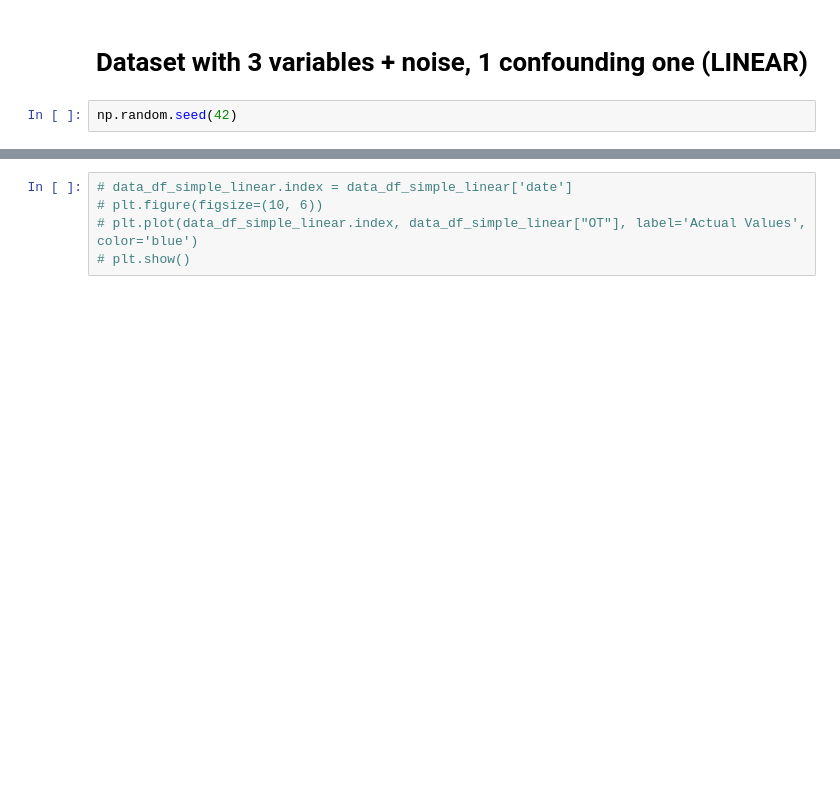
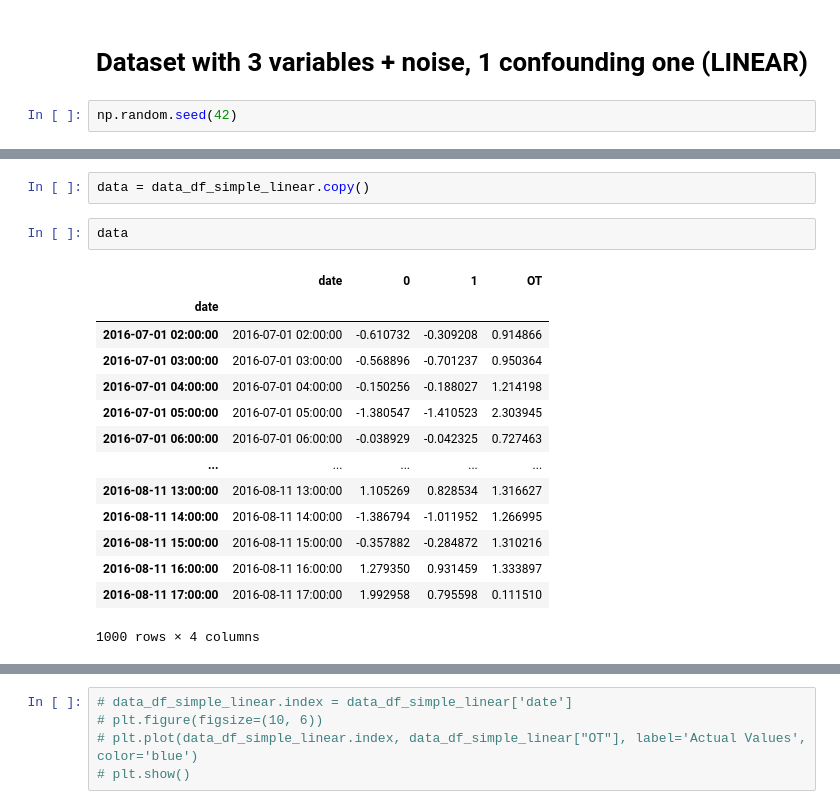
Before and after one commit to feschouw/Master_Thesis, a Jupyter notebook: Datasets/data_for_autoformer.ipynb, the cells around one changed output, grey strips where cells are left out. Cells and saved outputs as stored; diff of their text form; blank space fills up the shorter version.

```diff
--- a/Datasets/data_for_autoformer.ipynb
+++ b/Datasets/data_for_autoformer.ipynb
@@ -241,0 +259,19 @@ data_df.to_csv('data_causal_1.csv', index=False)
+# %%
+data = data_df_simple_linear.copy()
+# %%
+data
+# %% [output]
+|  | date | 0 | 1 | OT |
+| date |  |  |  |  |
+| 2016-07-01 02:00:00 | 2016-07-01 02:00:00 | -0.610732 | -0.309208 | 0.914866 |
+| 2016-07-01 03:00:00 | 2016-07-01 03:00:00 | -0.568896 | -0.701237 | 0.950364 |
+| 2016-07-01 04:00:00 | 2016-07-01 04:00:00 | -0.150256 | -0.188027 | 1.214198 |
+| 2016-07-01 05:00:00 | 2016-07-01 05:00:00 | -1.380547 | -1.410523 | 2.303945 |
+| 2016-07-01 06:00:00 | 2016-07-01 06:00:00 | -0.038929 | -0.042325 | 0.727463 |
+| ... | ... | ... | ... | ... |
+| 2016-08-11 13:00:00 | 2016-08-11 13:00:00 | 1.105269 | 0.828534 | 1.316627 |
+| 2016-08-11 14:00:00 | 2016-08-11 14:00:00 | -1.386794 | -1.011952 | 1.266995 |
+| 2016-08-11 15:00:00 | 2016-08-11 15:00:00 | -0.357882 | -0.284872 | 1.310216 |
+| 2016-08-11 16:00:00 | 2016-08-11 16:00:00 | 1.279350 | 0.931459 | 1.333897 |
+| 2016-08-11 17:00:00 | 2016-08-11 17:00:00 | 1.992958 | 0.795598 | 0.111510 |
+1000 rows × 4 columns
```
Also changed, not shown: parts of 12 cells of this notebook, 1 other file.
